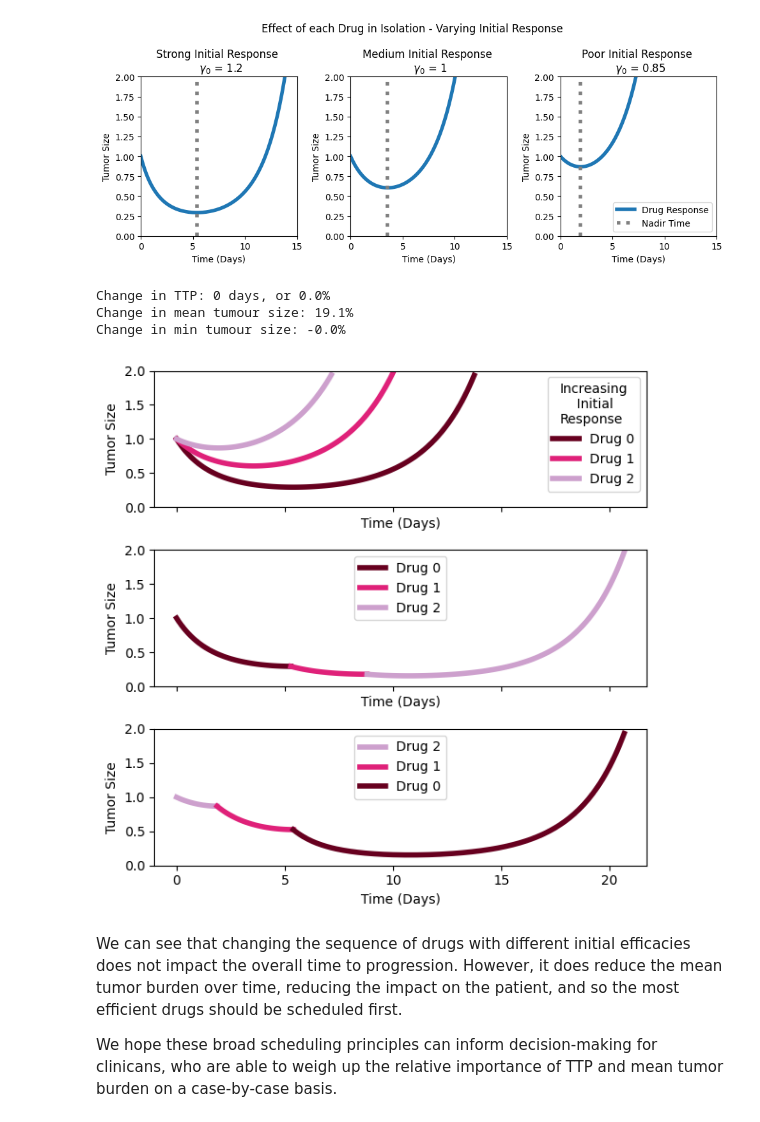
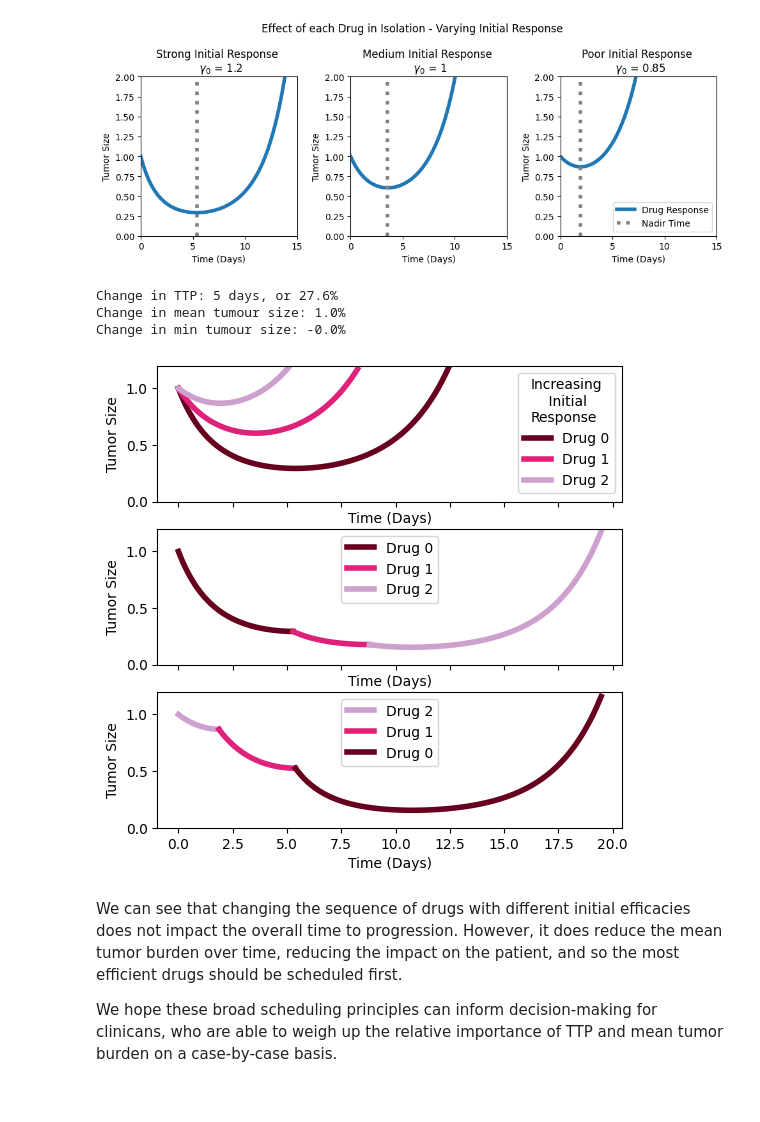
Before and after one commit to KCGallagher/treatment-sequencing, a Jupyter notebook: treatment_schedules.ipynb, the cells around one changed output. Drawn from its saved outputs; the diff is of its cells as text; code cells hidden in the pictures.

```diff
--- a/treatment_schedules.ipynb
+++ b/treatment_schedules.ipynb
@@ -53,26 +53,32 @@ def compare_df(df1, df2):
     print(f"Change in mean tumour size: {100*((df2.V.mean()- df1.V.mean()) / df1.V.mean()):.1f}%")
     print(f"Change in min tumour size: {100*((df2.V.min()- df1.V.min()) / df1.V.min()):.1f}%")
 # %%
-def plot_drug_sequence(ax, seq, cols, lambda_vals, epsilon_vals, gamma0_vals=[1,1,1], V0=1, prog_thresh=2):
+def plot_drug_sequence(ax, seq, cols, lambda_vals, epsilon_vals, gamma0_vals=[1,1,1],
+                       V0=1, prog_thresh=1.2, drug_duration=None,in_cycle=False, t_offset=0):
     # Plot sequence of each drug, stopping at the minimum tumor size for each treatment type
 
-    time=0
+    time = t_offset
     initial_size = V0
 
     for i,n in enumerate(seq):  # i is treatment index, n is drug number
-        nadir_time = np.log(gamma0_vals[n]/lambda_vals[n])/epsilon_vals[n]
-        end_time = nadir_time if i < len(seq)-1 else 20 * nadir_time  # Continue to progression at end
+        if drug_duration is None:
+            nadir_time = np.log(gamma0_vals[n]/lambda_vals[n])/epsilon_vals[n]
+            end_time = nadir_time if i < len(seq)-1 else 20 * nadir_time  # Continue to progression at end
+        else:
+            end_time = drug_duration[i]
 
         params = {'lambda': lambda_vals[n], 'epsilon': epsilon_vals[n], 'V0': V0, 'gamma0': gamma0_vals[n]}
         model = GrowthInhibitionModel(params=params, method='Radau', dt = 0.11)
         model.simulate(t_max=end_time); model.results_df['Time'] += time
+        model.results_df['Drug Index'] = n
 
-        if i < len(seq)-1:  # Not the final treatment
+        if i < len(seq)-1 or in_cycle :  # Not the final treatment
             V0 = model.results_df['V'].iloc[-1]
-        else:  # Curtail final treatment to twice initial size
+        else:  # Curtail final treatment to threshold
             model.results_df = model.results_df[model.results_df['V'] < prog_thresh * initial_size]
 
-        model.plot(ax=ax, linewidth=4, color=cols[n], label=('Drug ' + str(n))) #, linestyle=['-', '--', ':'][n])
+        model.plot(ax=ax, linewidth=4, color=cols[n], label=('Drug ' + str(n)),
+                   apply_tight_layout=False) #, linestyle=['-', '--', ':'][n])
         time = max(model.results_df['Time'])
 
         if i == 0:
@@ -85,13 +91,13 @@ def plot_drug_sequence(ax, seq, cols, lambda_vals, epsilon_vals, gamma0_vals=[1,
 # %%
 fig, axs = plt.subplots(3, 1, figsize=(6, 6), sharex=True)
 
-cols = colormaps.get_cmap('Greens_r')(np.linspace(0, 1, 4))[:-1]
+cols_sens = colormaps.get_cmap('Greens_r')(np.linspace(0, 1, 4))[:-1]
 
-for i, col in enumerate(cols):
-    plot_drug_sequence(axs[0], [i], cols, lambda_vals, epsilon_vals, prog_thresh=2)
+for i, col in enumerate(cols_sens):
+    plot_drug_sequence(axs[0], [i], cols_sens, lambda_vals, epsilon_vals, prog_thresh=2)
 
-dec_sensitivity_df = plot_drug_sequence(axs[1], [0, 1, 2], cols, lambda_vals, epsilon_vals, prog_thresh=1.2)
-inc_sensitivity_df = plot_drug_sequence(axs[2], [2, 1, 0], cols, lambda_vals, epsilon_vals, prog_thresh=1.2)
+dec_sensitivity_df = plot_drug_sequence(axs[1], [0, 1, 2], cols_sens, lambda_vals, epsilon_vals, prog_thresh=1.2)
+inc_sensitivity_df = plot_drug_sequence(axs[2], [2, 1, 0], cols_sens, lambda_vals, epsilon_vals, prog_thresh=1.2)
 axs[0].get_legend().set_title("Increasing\nSensitivity");
 
 compare_df(dec_sensitivity_df, inc_sensitivity_df)
@@ -122,22 +128,22 @@ plt.suptitle("Effect of each Drug in Isolation - Varying Initial Response"); plt
 # %% [output]
 [figure]
 # %%
-cols = colormaps.get_cmap('PuRd_r')(np.linspace(0, 1, 4))[:-1]
+cols_resp = colormaps.get_cmap('PuRd_r')(np.linspace(0, 1, 4))[:-1]
 
 fig, axs = plt.subplots(3, 1, figsize=(6, 6), sharex=True, sharey=True)
-for i, col in enumerate(cols):
-    plot_drug_sequence(axs[0], [i], cols, lambda_vals, epsilon_vals_ie, gamma0_vals=gamma0_vals_ie)
+for i, col in enumerate(cols_resp):
+    plot_drug_sequence(axs[0], [i], cols_resp, lambda_vals, epsilon_vals_ie, gamma0_vals=gamma0_vals_ie)
 
-dec_sensitivity_df = plot_drug_sequence(axs[1], [0, 1, 2], cols, lambda_vals, epsilon_vals_ie, gamma0_vals=gamma0_vals_ie)
-inc_sensitivity_df = plot_drug_sequence(axs[2], [2, 1, 0], cols, lambda_vals, epsilon_vals_ie, gamma0_vals=gamma0_vals_ie)
+inc_resp_df = plot_drug_sequence(axs[1], [0, 1, 2], cols_resp, lambda_vals, epsilon_vals_ie, gamma0_vals=gamma0_vals_ie)
+dec_resp_df = plot_drug_sequence(axs[2], [2, 1, 0], cols_resp, lambda_vals, epsilon_vals_ie, gamma0_vals=gamma0_vals_ie)
 axs[0].get_legend().set_title("Increasing\n    Initial\nResponse");
 
 compare_df(dec_sensitivity_df, inc_sensitivity_df)
 # %% [output]
-Change in TTP: 0 days, or 0.0%
-Change in mean tumour size: 19.1%
+Change in TTP: 5 days, or 27.6%
+Change in mean tumour size: 1.0%
 Change in min tumour size: -0.0%
-[figure, old version]
+[figure, new version]
 # %% [markdown]
 We can see that changing the sequence of drugs with different initial efficacies does not impact the overall time to progression. However, it does reduce the mean tumor burden over time, reducing the impact on the patient, and so the most efficient drugs should be scheduled first.
 
```
Also changed, not shown: parts of 7 cells of this notebook, 2 other files.
